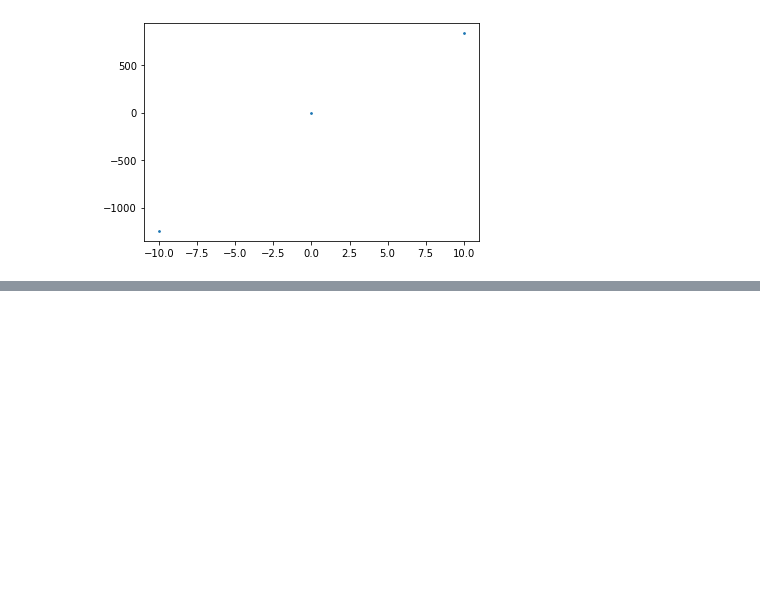
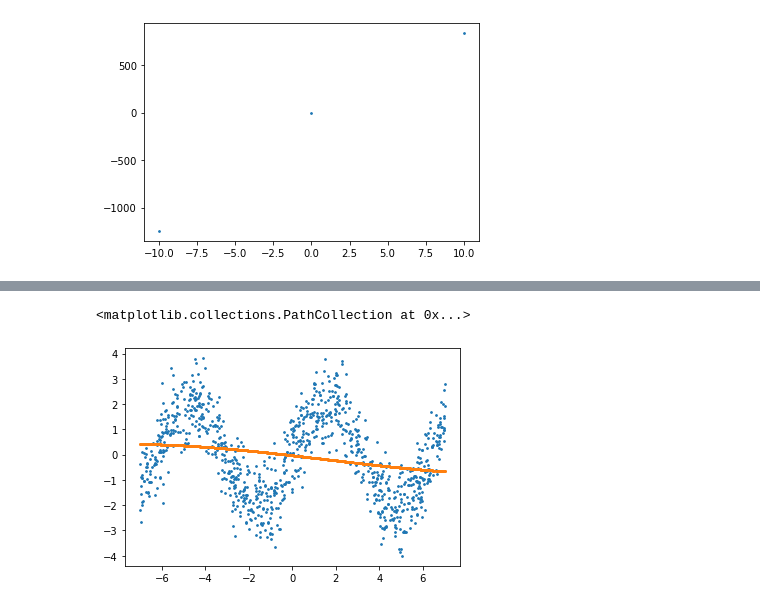
Before and after one commit to kadirberatyildirim/Data-Science, a Jupyter notebook: Regression/Regression - Case Studies.ipynb, the cells around one changed output, grey strips where cells are left out. Cells and saved outputs as stored; diff of their text form; code cells hidden in the pictures; blank space fills up the shorter version.

```diff
--- a/Regression/Regression - Case Studies.ipynb
+++ b/Regression/Regression - Case Studies.ipynb
@@ -20,0 +92,10 @@ plt.scatter(X, y, s = 3)
+# %%
+r = regression(degree = 3)
+r.train(X, y)
+g = r.predict(X)
+
+plt.scatter(X, y, s = 3)
+plt.scatter(X, g, s = 3)
+# %% [output]
+<matplotlib.collections.PathCollection at 0x...>
+[figure, added]
```
Also changed, not shown: parts of 4 cells of this notebook.
